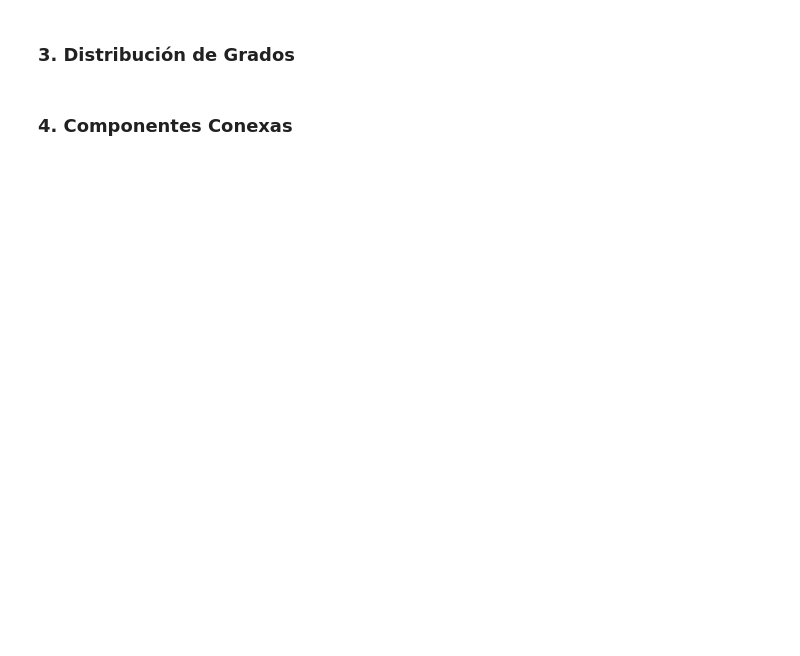
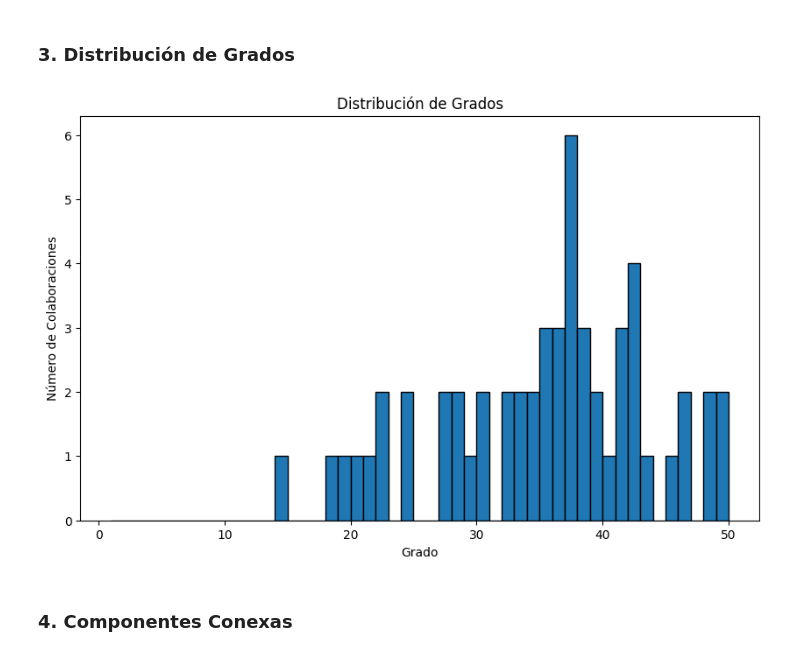
Before and after one commit to LuisMCota/networks, a Jupyter notebook: proyect_3/proyect_3.ipynb, the cells around one changed output. Drawn from its saved outputs; the diff is of its cells as text; code cells hidden in the pictures; blank space fills up the shorter version.

```diff
--- a/proyect_3/proyect_3.ipynb
+++ b/proyect_3/proyect_3.ipynb
@@ -154,15 +163,5 @@ NameError: name 'genre_df' is not defined
 # %% [markdown]
 Esta red te permite visualizar cómo están relacionados los géneros musicales en función de los artistas que escuchas en tus listas de reproducción. Es una forma interesante de ver las intersecciones entre diferentes géneros y cómo tu preferencia musical se extiende a través de estos géneros.
-# %%
-# Identificar y crear el subgrafo con los nodos principales (mayor componente conexa)
-largest_cc = max(nx.connected_components(G), key=len)
-G = G.subgraph(largest_cc).copy()
-
-# Dibujar el grafo
-plt.figure(figsize=(12, 12))
-nx.draw(G, with_labels=True, node_size=50, node_color='blue', font_size=8, edge_color='gray')
-plt.title('Red de Géneros Musicales Basada en Artistas Comunes')
-plt.show()
 # %% [markdown]
 Este código garantiza que el grafo G contiene solo la mayor componente conexa, eliminando los nodos periféricos, y procede con el análisis y la visualización de esta red centralizada.
 # %% [markdown]
@@ -193,10 +209,12 @@ for genre, degree in top_10_genres:
 # %%
 plt.figure(figsize=(10, 6))
 plt.hist(list(degrees.values()), bins=range(1, max(degrees.values()) + 1), edgecolor='black')
 plt.title("Distribución de Grados")
 plt.xlabel("Grado")
-plt.ylabel("Número de Géneros")
+plt.ylabel("Número de Colaboraciones")
 plt.show()
+# %% [output]
+[figure, added]
 # %% [markdown]
 ### 4. Componentes Conexas
 # %%
```
Also changed, not shown: parts of 28 cells of this notebook, 1 other file.
